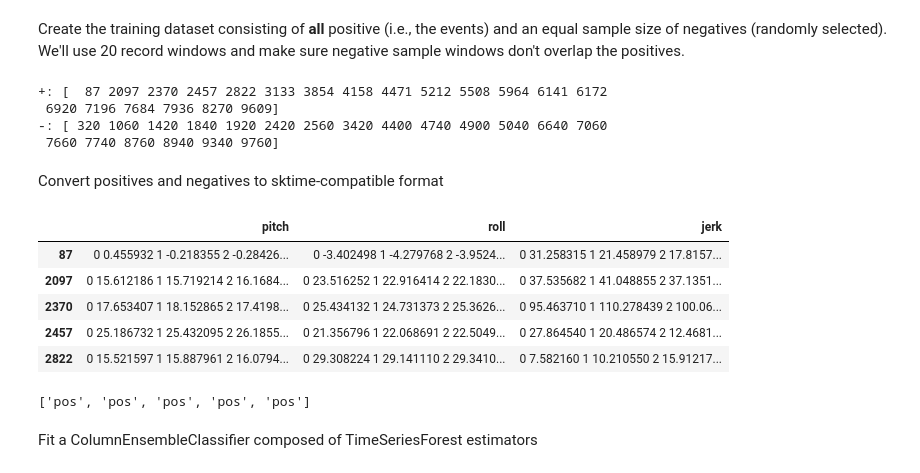
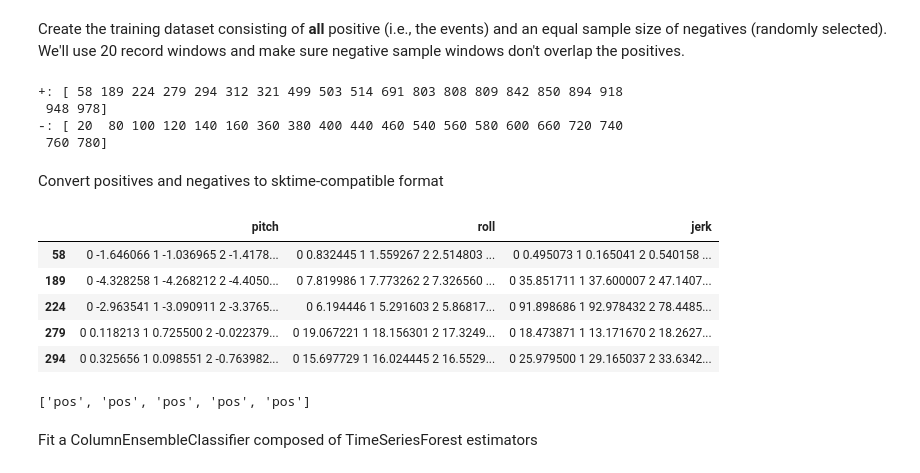
Before and after one commit to brodyberg/stickleback, a Jupyter notebook: stickleback.ipynb, the cells around one changed output. Saved outputs shown, nothing was run; the diff lists cells and outputs as text; code cells hidden in the pictures.

```diff
--- a/stickleback.ipynb
+++ b/stickleback.ipynb
@@ -28,7 +51,7 @@ Generate dummy sensor data and randomly assign events
 # %%
 def random_sensor(n):
     return rg.uniform(low=-1., high=1., size=n).cumsum()
-N = 10000
+N = 1000
 sensors = pd.DataFrame(
     {
         "pitch": random_sensor(N),
@@ -80,65 +103,57 @@ negatives.sort()
 print("+: " + str(positives))
 print("-: " + str(negatives))
 # %% [output]
-+: [  87 2097 2370 2457 2822 3133 3854 4158 4471 5212 5508 5964 6141 6172
- 6920 7196 7684 7936 8270 9609]
--: [ 320 1060 1420 1840 1920 2420 2560 3420 4400 4740 4900 5040 6640 7060
- 7660 7740 8760 8940 9340 9760]
++: [ 58 189 224 279 294 312 321 499 503 514 691 803 808 809 842 850 894 918
+ 948 978]
+-: [ 20  80 100 120 140 160 360 380 400 440 460 540 560 580 600 660 720 740
+ 760 780]
 # %% [markdown]
 Convert positives and negatives to sktime-compatible format
 # %%
-nested = Tuple[pd.DataFrame, List[str]]
-def extract_nested(data: pd.DataFrame, idx: List[int], window_size: int, label: str) -> nested:
+def extract_nested(data: pd.DataFrame, idx: np.ndarray, window_size: int) -> pd.DataFrame:
     """
-    Combine samples and reformat into nested sktime
+    Extract samples from longitudinal sensor data and reformat into nested sktime DataFrame format
 
         Parameters:
             data: longitudinal sensor data
             idx: indices of sample centers
             window_size: number of records in each sample window
-            label: class label (e.g., "positive" or "negative")
 
         Returns:
-            A tuple of sample windows in nested sktime DataFrame format and their labels
+            Sample windows in nested sktime DataFrame format
     """
+    assert_shape(idx, [None])
+    assert_dtype(idx, np.integer)
+    assert idx.min() >= int(window_size / 2), "idx out of bounds"
+    assert idx.max() < len(data) - int(window_size / 2), "idx out of bounds"
+
     # Create a 3d numpy array of window data
     data_3d = np.empty([len(idx), len(data.columns), window_size], float)
     data_arr = data.to_numpy().transpose()
     start_idx = idx - int(window_size / 2)
     for i, start in enumerate(start_idx):
         data_3d[i] = data_arr[:, start:(start + window_size)]
 
     # Convert 3d numpy array to nested sktime DataFrame format
     nested = from_3d_numpy_to_nested(data_3d)
     nested.columns = data.columns
     nested.index = idx
 
-    return nested, [label] * len(idx)
+    return nested
 
-def concat_nested(nested: List[nested]) -> nested:
-    """
-    Concatenate multiple sample sets in nested sktime format
-
-        Parameters:
-            nested: list of samples in nested sktime format (as returned by extract_nested())
-
-        Returns:
-            The concatenated nested samples
-    """
-    return (pd.concat([n[0] for n in nested]), flatten([n[1] for n in nested]))
-
-clf_positives = extract_nested(sensors, positives, win_size, "pos")
-clf_negatives = extract_nested(sensors, negatives, win_size, "neg")
-clf_data = concat_nested([clf_positives, clf_negatives])
-display(clf_data[0].head())
-print(clf_data[1][0:5])
+nested_positives = extract_nested(sensors, positives, win_size)
+nested_negatives = extract_nested(sensors, negatives, win_size)
+clf_data = pd.concat([nested_positives, nested_negatives])
+clf_labels = ["pos"] * len(nested_positives) + ["neg"] * len(nested_negatives)
+display(clf_data.head())
+print(clf_labels[0:5])
 # %% [output]
 |  | pitch | roll | jerk |
-| 87 | 0 0.455932 1 -0.218355 2 -0.28426... | 0 -3.402498 1 -4.279768 2 -3.9524... | 0 31.258315 1 21.458979 2 17.8157... |
-| 2097 | 0 15.612186 1 15.719214 2 16.1684... | 0 23.516252 1 22.916414 2 22.1830... | 0 37.535682 1 41.048855 2 37.1351... |
-| 2370 | 0 17.653407 1 18.152865 2 17.4198... | 0 25.434132 1 24.731373 2 25.3626... | 0 95.463710 1 110.278439 2 100.06... |
-| 2457 | 0 25.186732 1 25.432095 2 26.1855... | 0 21.356796 1 22.068691 2 22.5049... | 0 27.864540 1 20.486574 2 12.4681... |
-| 2822 | 0 15.521597 1 15.887961 2 16.0794... | 0 29.308224 1 29.141110 2 29.3410... | 0 7.582160 1 10.210550 2 15.91217... |
+| 58 | 0 -1.646066 1 -1.036965 2 -1.4178... | 0 0.832445 1 1.559267 2 2.514803 ... | 0 0.495073 1 0.165041 2 0.540158 ... |
+| 189 | 0 -4.328258 1 -4.268212 2 -4.4050... | 0 7.819986 1 7.773262 2 7.326560 ... | 0 35.851711 1 37.600007 2 47.1407... |
+| 224 | 0 -2.963541 1 -3.090911 2 -3.3765... | 0 6.194446 1 5.291603 2 5.86817... | 0 91.898686 1 92.978432 2 78.4485... |
+| 279 | 0 0.118213 1 0.725500 2 -0.022379... | 0 19.067221 1 18.156301 2 17.3249... | 0 18.473871 1 13.171670 2 18.2627... |
+| 294 | 0 0.325656 1 0.098551 2 -0.763982... | 0 15.697729 1 16.024445 2 16.5529... | 0 25.979500 1 29.165037 2 33.6342... |
 ['pos', 'pos', 'pos', 'pos', 'pos']
 # %% [markdown]
 Fit a ColumnEnsembleClassifier composed of TimeSeriesForest estimators
```
Also changed, not shown: parts of 6 cells of this notebook.
